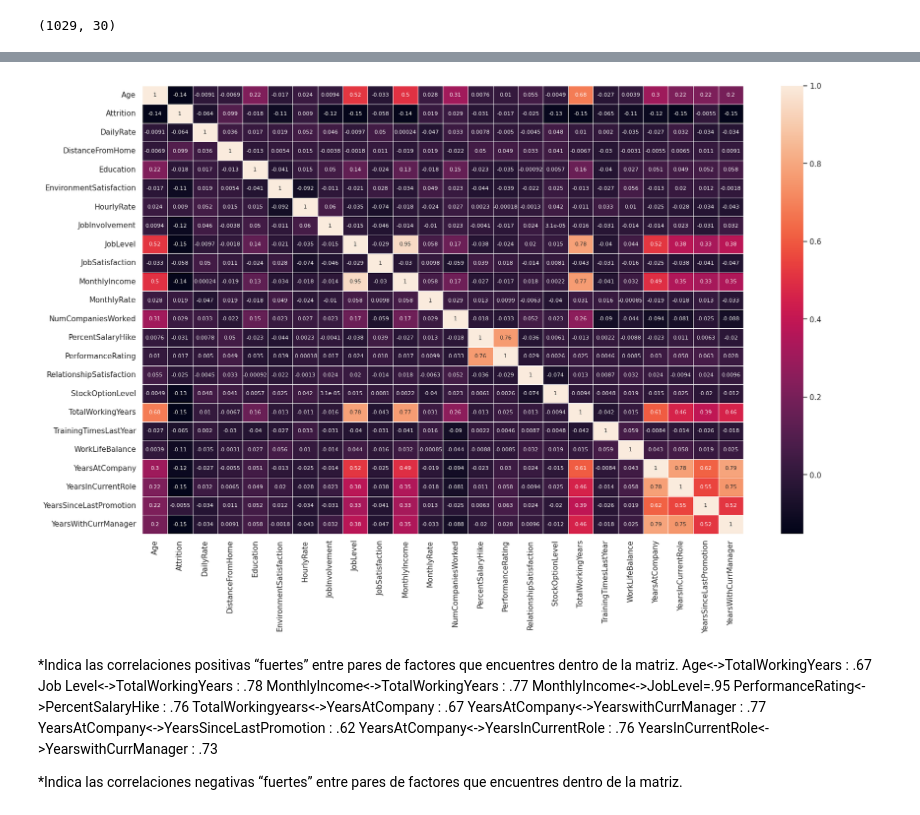
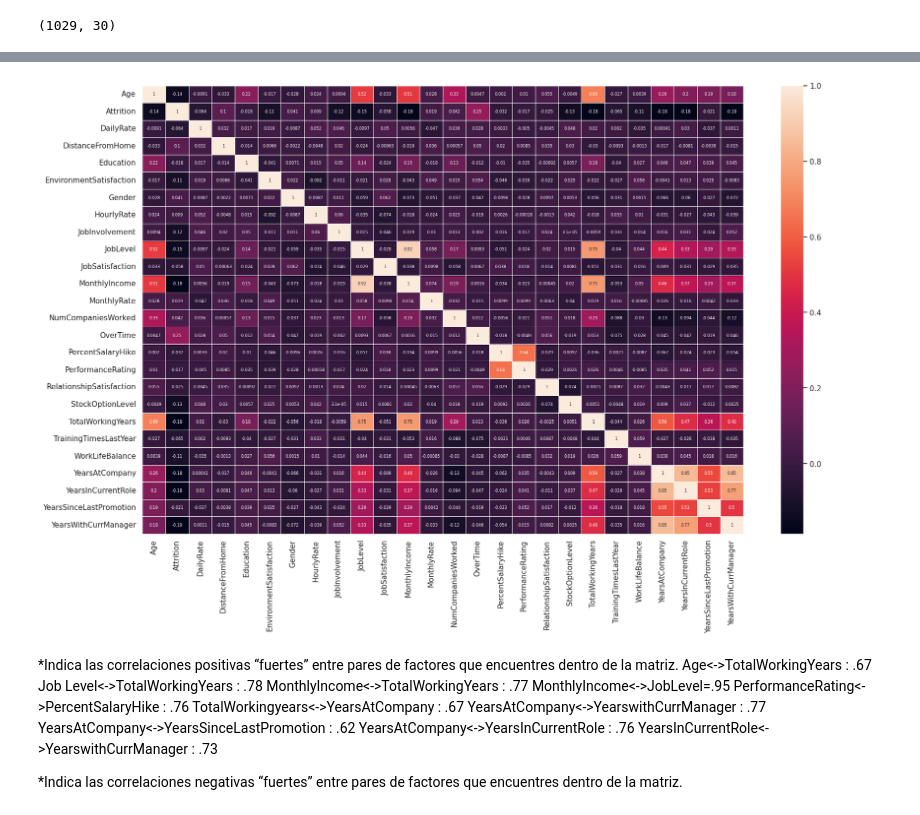
Before and after one commit to fran-dev-front/actividad2_3, a Jupyter notebook: Untitled0.ipynb, the cells around one changed output, grey strips where cells are left out. Drawn from its saved outputs; the diff is of its cells as text; code cells hidden in the pictures.

```diff
--- a/Untitled0.ipynb
+++ b/Untitled0.ipynb
@@ -443,14 +463,14 @@ Xtrain.shape
 # %%
 sns.set(rc={'figure.figsize':(20,12)})
-merge = Xtrain
-merge.insert(1, "Attrition", ytrainT, True)
+merge = XtrainT
+XtrainT.insert(1, "Attrition", ytrainT, True)
 Tcorrelation = merge.corr(method='pearson', numeric_only=True)
 sns.heatmap(Tcorrelation,xticklabels=Tcorrelation.columns,
-            yticklabels=Tcorrelation.columns, annot=True, annot_kws={"size": 8}, linewidth=.5, vmax=1.0)
+            yticklabels=Tcorrelation.columns, annot=True, annot_kws={"size": 6}, linewidth=.5, vmax=1.0)
 
 plt.show()
 # %% [output]
-[figure, old version]
+[figure, new version]
 # %% [markdown]
 *Indica las correlaciones positivas “fuertes” entre pares de factores que encuentres
 dentro de la matriz.
```
Also changed, not shown: parts of 20 cells of this notebook.
